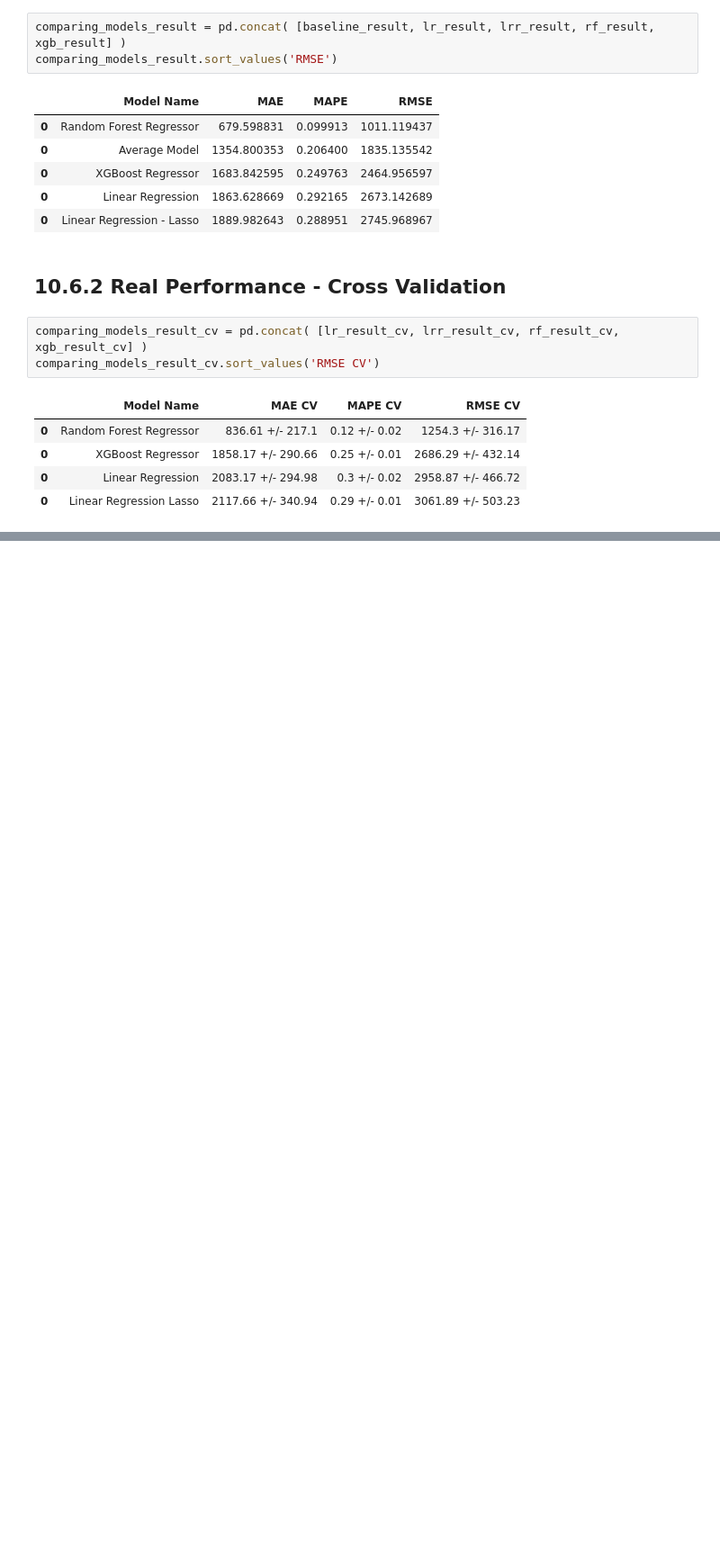
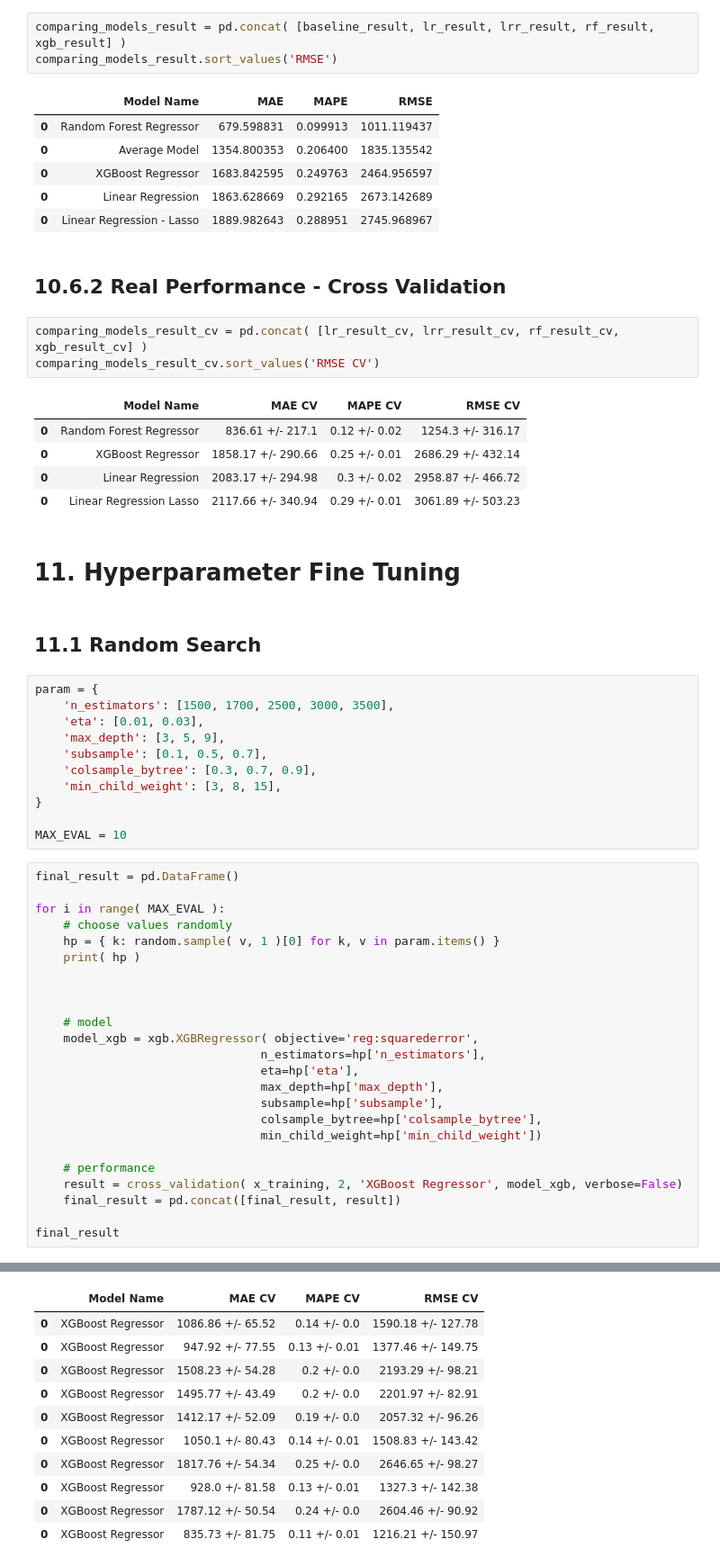
Before and after one commit to felipevalory/previsao_de_vendas, a Jupyter notebook: index.ipynb, the cells around one changed output, grey strips where cells are left out. Shown at 90% size. Drawn from its saved outputs; the diff is of its cells as text; blank space fills up the shorter version.

Commit message:
Fine tuning

```diff
--- a/index.ipynb
+++ b/index.ipynb
@@ -1321,3 +1322,43 @@ comparing_models_result_cv.sort_values('RMSE CV')
 | 0 | XGBoost Regressor | 1858.17 +/- 290.66 | 0.25 +/- 0.01 | 2686.29 +/- 432.14 |
 | 0 | Linear Regression | 2083.17 +/- 294.98 | 0.3 +/- 0.02 | 2958.87 +/- 466.72 |
 | 0 | Linear Regression Lasso | 2117.66 +/- 340.94 | 0.29 +/- 0.01 | 3061.89 +/- 503.23 |
+# %% [markdown]
+# 11. Hyperparameter Fine Tuning
+# %% [markdown]
+## 11.1 Random Search
+# %%
+param = {
+    'n_estimators': [1500, 1700, 2500, 3000, 3500],
+    'eta': [0.01, 0.03],
+    'max_depth': [3, 5, 9],
+    'subsample': [0.1, 0.5, 0.7],
+    'colsample_bytree': [0.3, 0.7, 0.9],
+    'min_child_weight': [3, 8, 15],
+}
+
+MAX_EVAL = 10
+# %%
+final_result = pd.DataFrame()
+
+for i in range( MAX_EVAL ):
+    # choose values randomly
+    hp = { k: random.sample( v, 1 )[0] for k, v in param.items() }
+    print( hp )
+
+
+
+    # model
+    model_xgb = xgb.XGBRegressor( objective='reg:squarederror',
+                                n_estimators=hp['n_estimators'],
+                                eta=hp['eta'],
+                                max_depth=hp['max_depth'],
+                                subsample=hp['subsample'],
+                                colsample_bytree=hp['colsample_bytree'],
+                                min_child_weight=hp['min_child_weight'])
+
+    # performance
+    result = cross_validation( x_training, 2, 'XGBoost Regressor', model_xgb, verbose=False)
+    final_result = pd.concat([final_result, result])
+
+final_result
+# %% [output]
@@ -1323,0 +1375,11 @@ comparing_models_result_cv.sort_values('RMSE CV')
+|  | Model Name | MAE CV | MAPE CV | RMSE CV |
+| 0 | XGBoost Regressor | 1086.86 +/- 65.52 | 0.14 +/- 0.0 | 1590.18 +/- 127.78 |
+| 0 | XGBoost Regressor | 947.92 +/- 77.55 | 0.13 +/- 0.01 | 1377.46 +/- 149.75 |
+| 0 | XGBoost Regressor | 1508.23 +/- 54.28 | 0.2 +/- 0.0 | 2193.29 +/- 98.21 |
+| 0 | XGBoost Regressor | 1495.77 +/- 43.49 | 0.2 +/- 0.0 | 2201.97 +/- 82.91 |
+| 0 | XGBoost Regressor | 1412.17 +/- 52.09 | 0.19 +/- 0.0 | 2057.32 +/- 96.26 |
+| 0 | XGBoost Regressor | 1050.1 +/- 80.43 | 0.14 +/- 0.01 | 1508.83 +/- 143.42 |
+| 0 | XGBoost Regressor | 1817.76 +/- 54.34 | 0.25 +/- 0.0 | 2646.65 +/- 98.27 |
+| 0 | XGBoost Regressor | 928.0 +/- 81.58 | 0.13 +/- 0.01 | 1327.3 +/- 142.38 |
+| 0 | XGBoost Regressor | 1787.12 +/- 50.54 | 0.24 +/- 0.0 | 2604.46 +/- 90.92 |
+| 0 | XGBoost Regressor | 835.73 +/- 81.75 | 0.11 +/- 0.01 | 1216.21 +/- 150.97 |
```
Also changed, not shown: parts of 5 cells of this notebook.
